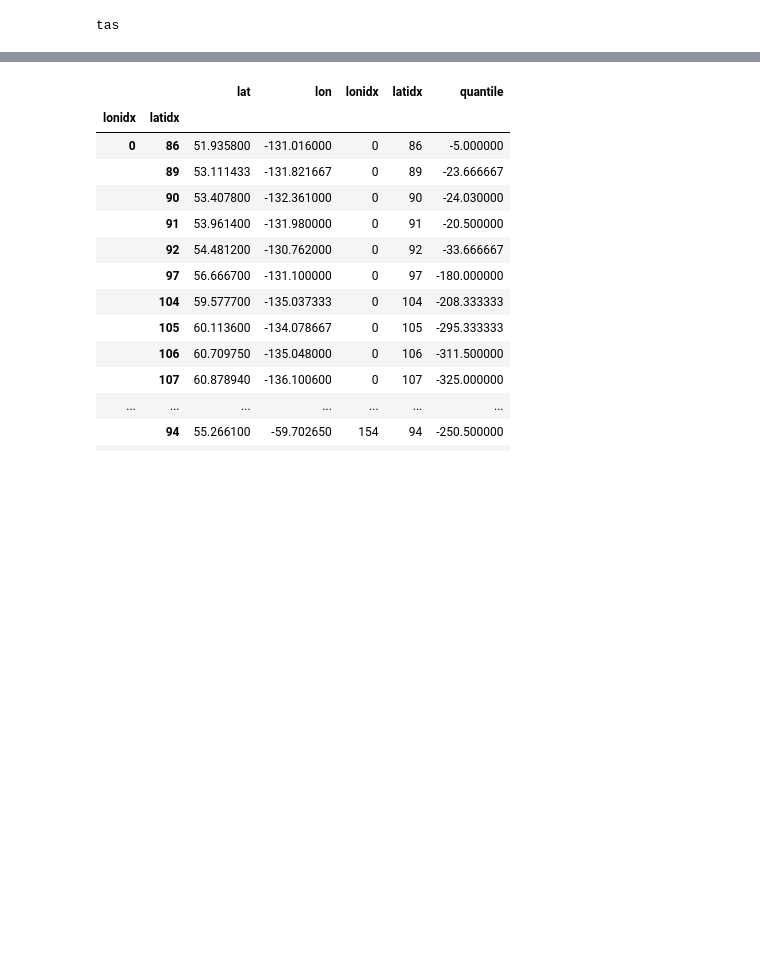
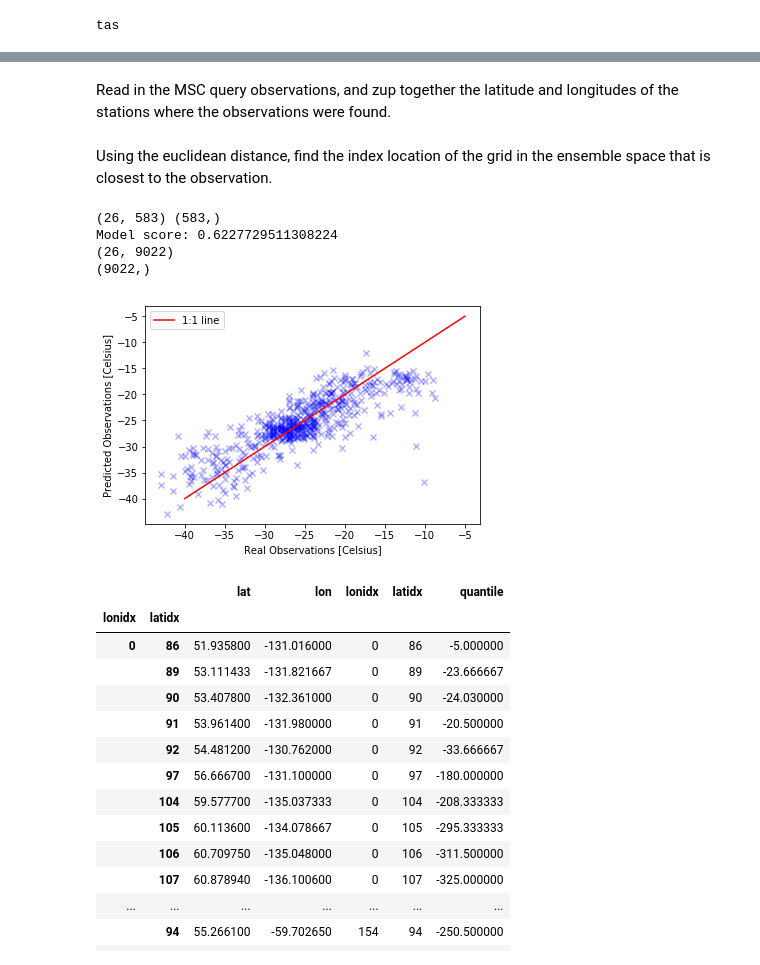
Before and after one commit to pacificclimate/climpyrical, a Jupyter notebook: Python/testing.ipynb, the cells around one changed output, grey strips where cells are left out. Cells and saved outputs as stored; diff of their text form; code cells hidden in the pictures; blank space fills up the shorter version.

```diff
--- a/Python/testing.ipynb
+++ b/Python/testing.ipynb
@@ -76,0 +79,3 @@ dv_field.shape
+# %%
+ens_eof = ens_to_eof(corr_ens)[:, idx]
+print("EOF Shape: ", ens_eof.shape)
@@ -77,3 +86,52 @@ dv_field.shape
+# %%
+rlon = ds['rlon'].values.copy()
+rlat = ds['rlat'].values.copy()
+
+lat_lon_ens = correct_extend_rlat_and_rlon_to_ens(rlat, rlon)[idx, :]
+# %% [markdown]
+Read in the MSC query observations, and zup together the latitude and longitudes of the stations where the observations were found.
+# %%
+df = pd.read_csv('jan_1st_percentile_1991_2016', index_col=None)
+lat_lon_obs = list(zip(df['lat'], df['lon']))
+# %% [markdown]
+Using the euclidean distance, find the index location of the grid in the ensemble space that is closest to the observation.
+# %%
+df['nearest_grid'] = euclidean_dist_index(lat_lon_obs, lat_lon_ens)
+# %%
+ndf = df['quantile'].groupby(df['nearest_grid']).mean()
+match_ens_obs_idx = np.asarray(ndf.index)
+
+match_obs_ens = np.array(ndf)*area_relevent_grid_cells[:, match_ens_obs_idx]
+match_model_ens = ens_eof[:, match_ens_obs_idx]
+
+print(match_model_ens.shape, match_obs_ens[0, :].shape)
+
+model = regress_eof(match_model_ens.T, match_obs_ens[0, :])
+
+print(ens_eof.shape)
+
+predictions = predict_dv(model, ens_eof.T)
+
+print(predictions.shape)
+
+x = np.arange(-40, -5.0, 0.001)
+
+plt.scatter(.10*match_obs_ens/area_relevent_grid_cells[:, match_ens_obs_idx],
+            .10*predictions[match_ens_obs_idx]/area_relevent_grid_cells[:, match_ens_obs_idx],
+            marker='x',
+            color='blue',
+            alpha=0.3)
+plt.plot(x, x, color='r', label='1:1 line')
+plt.legend()
+plt.xlabel('Real Observations [Celsius]')
+plt.ylabel('Predicted Observations [Celsius]')
+plt.savefig('first_predictions_using_obs')
+# %% [output]
+(26, 583) (583,)
+Model score: 0.6227729511308224
+(26, 9022)
+(9022,)
+[figure, added]
 # %%
 # gridder
 
```
Also changed, not shown: parts of 29 cells of this notebook.
